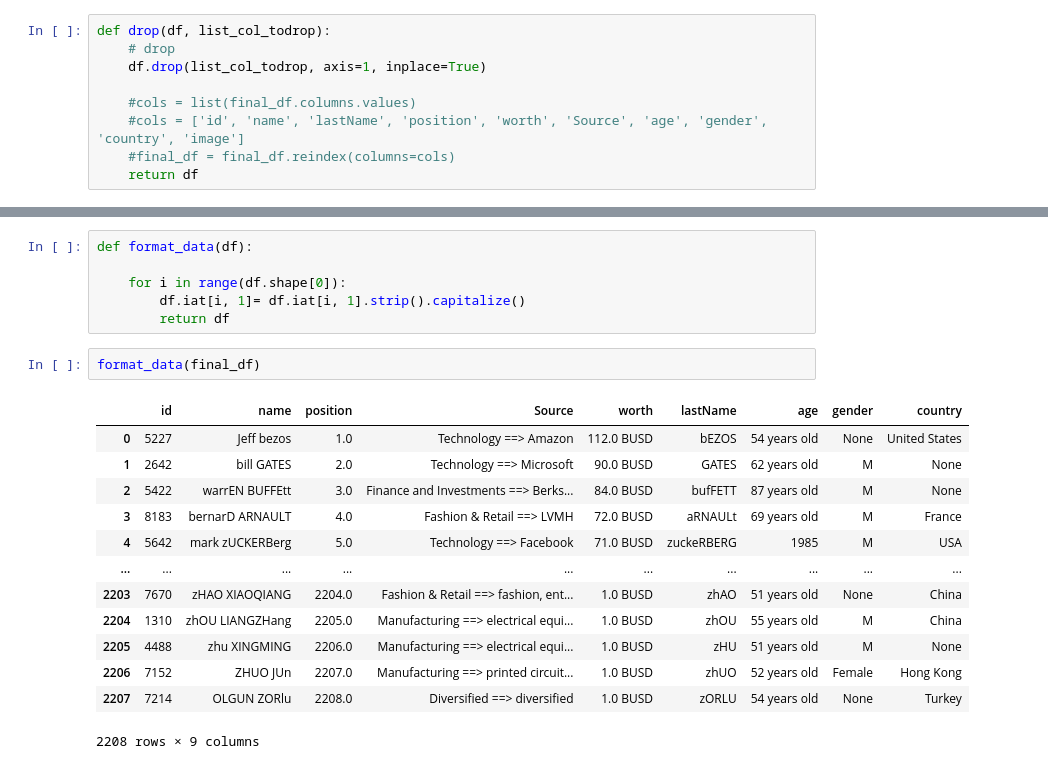
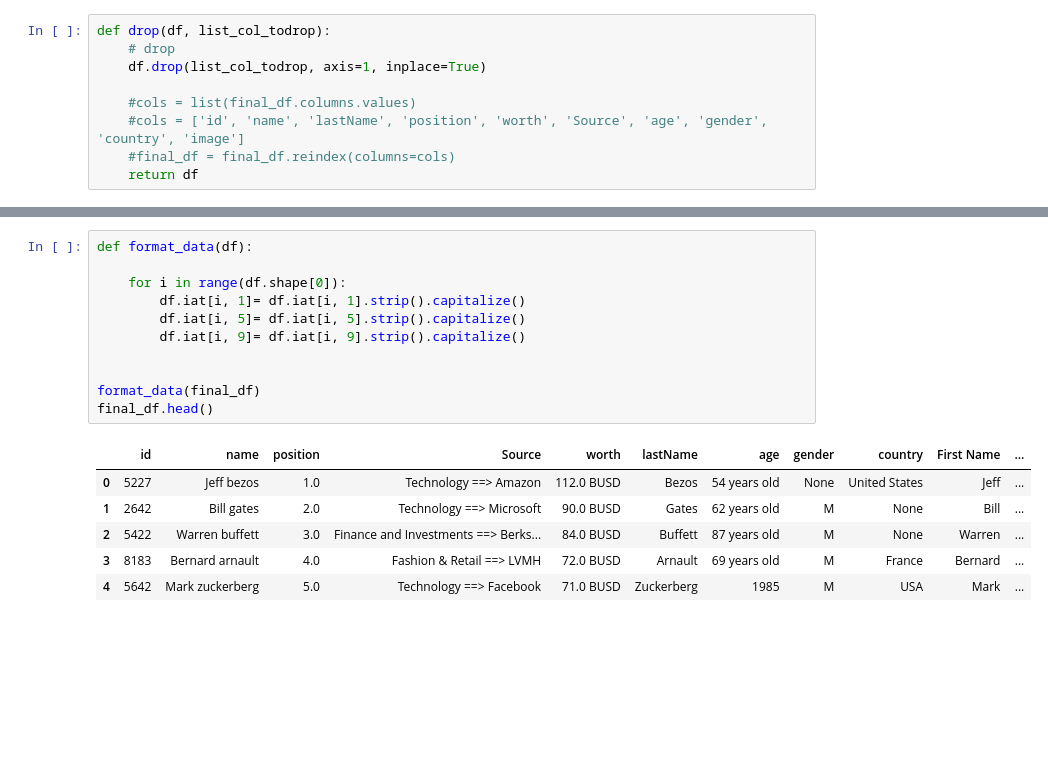
Before and after one commit to sbraca/Ironhack-Module-1-Project-hatching, a Jupyter notebook: notebooks/pipelines_test.ipynb, the cells around one changed output, grey strips where cells are left out. Drawn from its saved outputs; the diff is of its cells as text; blank space fills up the shorter version.

```diff
--- a/notebooks/pipelines_test.ipynb
+++ b/notebooks/pipelines_test.ipynb
@@ -56,22 +85,18 @@ final_df = drop(final_df, col_todrop)
 # %%
 def format_data(df):
 
     for i in range(df.shape[0]):
         df.iat[i, 1]= df.iat[i, 1].strip().capitalize()
-        return df
+        df.iat[i, 5]= df.iat[i, 5].strip().capitalize()
+        df.iat[i, 9]= df.iat[i, 9].strip().capitalize()
+
+
+format_data(final_df)
+final_df.head()
+# %% [output]
+|  | id | name | position | Source | worth | lastName | age | gender | country | First Name | ... |
+| 0 | 5227 | Jeff bezos | 1.0 | Technology ==> Amazon | 112.0 BUSD | Bezos | 54 years old | None | United States | Jeff | ... |
+| 1 | 2642 | Bill gates | 2.0 | Technology ==> Microsoft | 90.0 BUSD | Gates | 62 years old | M | None | Bill | ... |
+| 2 | 5422 | Warren buffett | 3.0 | Finance and Investments ==> Berks... | 84.0 BUSD | Buffett | 87 years old | M | None | Warren | ... |
+| 3 | 8183 | Bernard arnault | 4.0 | Fashion & Retail ==> LVMH | 72.0 BUSD | Arnault | 69 years old | M | France | Bernard | ... |
+| 4 | 5642 | Mark zuckerberg | 5.0 | Technology ==> Facebook | 71.0 BUSD | Zuckerberg | 1985 | M | USA | Mark | ... |
-# %%
-format_data(final_df)
-# %% [output]
-|  | id | name | position | Source | worth | lastName | age | gender | country |
-| 0 | 5227 | Jeff bezos | 1.0 | Technology ==> Amazon | 112.0 BUSD | bEZOS | 54 years old | None | United States |
-| 1 | 2642 | bill GATES | 2.0 | Technology ==> Microsoft | 90.0 BUSD | GATES | 62 years old | M | None |
-| 2 | 5422 | warrEN BUFFEtt | 3.0 | Finance and Investments ==> Berks... | 84.0 BUSD | bufFETT | 87 years old | M | None |
-| 3 | 8183 | bernarD ARNAULT | 4.0 | Fashion & Retail ==> LVMH | 72.0 BUSD | aRNAULt | 69 years old | M | France |
-| 4 | 5642 | mark zUCKERBerg | 5.0 | Technology ==> Facebook | 71.0 BUSD | zuckeRBERG | 1985 | M | USA |
-| ... | ... | ... | ... | ... | ... | ... | ... | ... | ... |
-| 2203 | 7670 | zHAO XIAOQIANG | 2204.0 | Fashion & Retail ==> fashion, ent... | 1.0 BUSD | zhAO | 51 years old | None | China |
-| 2204 | 1310 | zhOU LIANGZHang | 2205.0 | Manufacturing ==> electrical equi... | 1.0 BUSD | zhOU | 55 years old | M | China |
-| 2205 | 4488 | zhu XINGMING | 2206.0 | Manufacturing ==> electrical equi... | 1.0 BUSD | zHU | 51 years old | M | None |
-| 2206 | 7152 | ZHUO JUn | 2207.0 | Manufacturing ==> printed circuit... | 1.0 BUSD | zhUO | 52 years old | Female | Hong Kong |
-| 2207 | 7214 | OLGUN ZORlu | 2208.0 | Diversified ==> diversified | 1.0 BUSD | zORLU | 54 years old | None | Turkey |
-2208 rows × 9 columns
```
Also changed, not shown: parts of 15 cells of this notebook, 1 other file.
